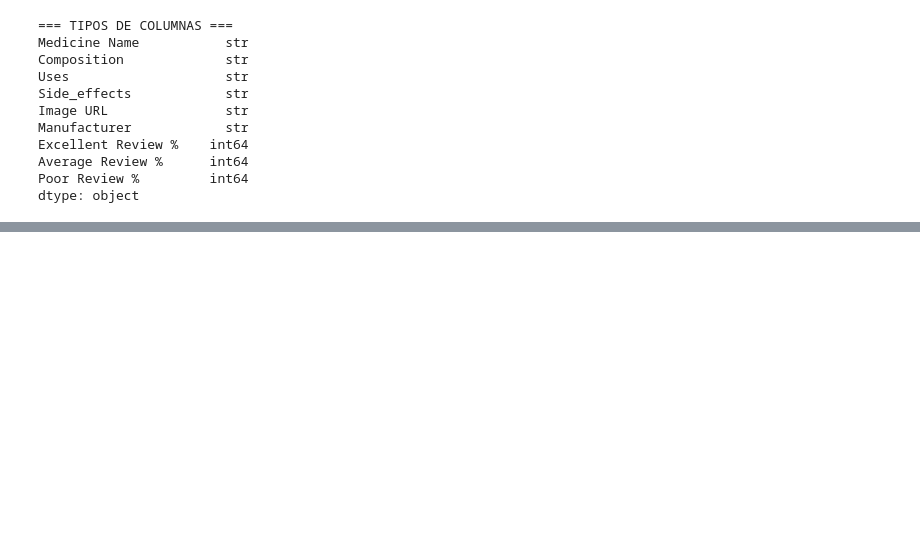
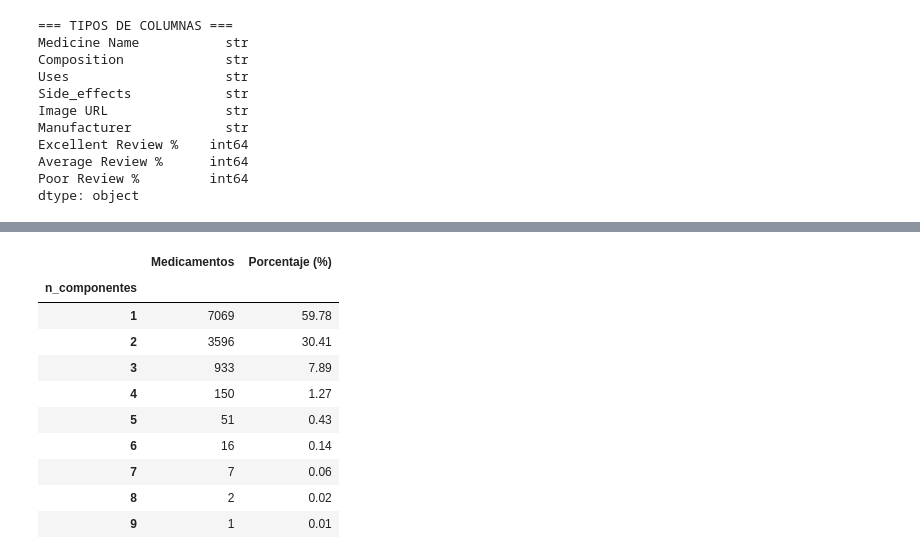
Before and after one commit to Cesitar16/SCY1101-Exp1-Drug-Data-Analysis, a Jupyter notebook: notebooks/enfoque_03_efectos_secundarios_componentes/01_eda_efectos_secundarios_componentes.ipynb, the cells around one changed output, grey strips where cells are left out. Saved outputs shown, nothing was run; the diff lists cells and outputs as text; code cells hidden in the pictures; blank space fills up the shorter version.

```diff
--- a/notebooks/enfoque_03_efectos_secundarios_componentes/01_eda_efectos_secundarios_componentes.ipynb
+++ b/notebooks/enfoque_03_efectos_secundarios_componentes/01_eda_efectos_secundarios_componentes.ipynb
@@ -29,0 +7,20 @@ Shape: (11825, 9)
+# %%
+from pathlib import Path
+import sys
+
+project_root = Path.cwd().resolve()
+while not (project_root / "src").exists() and project_root != project_root.parent:
+    project_root = project_root.parent
+if str(project_root) not in sys.path:
+    sys.path.insert(0, str(project_root))
+
+import pandas as pd
+import matplotlib.pyplot as plt
+from src.load_data import load_medicine_data
+from src.enfoque_03_efectos_secundarios_componentes.cleaning import (
+    extraer_componentes,
+    extraer_efectos_secundarios,
+)
+
+df = load_medicine_data(download_if_missing=False)
+print(f"Dataset cargado: {df.shape[0]:,} filas × {df.shape[1]} columnas")
@@ -126,0 +63,27 @@ Este problema en los efectos secundarios es la **decisión técnica más importa
+# %%
+# Distribución de n_components en datos raw
+df["n_components_preview"] = df["Composition"].apply(
+    lambda x: len(extraer_componentes(x))
+)
+
+dist = df["n_components_preview"].value_counts().sort_index()
+dist_pct = (dist / len(df) * 100).round(2)
+
+resumen = pd.DataFrame({
+    "Medicamentos": dist,
+    "Porcentaje (%)": dist_pct
+})
+resumen.index.name = "n_componentes"
+resumen
+# %% [output]
+|  | Medicamentos | Porcentaje (%) |
+| n_componentes |  |  |
+| 1 | 7069 | 59.78 |
+| 2 | 3596 | 30.41 |
+| 3 | 933 | 7.89 |
+| 4 | 150 | 1.27 |
+| 5 | 51 | 0.43 |
+| 6 | 16 | 0.14 |
+| 7 | 7 | 0.06 |
+| 8 | 2 | 0.02 |
+| 9 | 1 | 0.01 |
```
Also changed, not shown: parts of 27 cells of this notebook, 15 other files.
